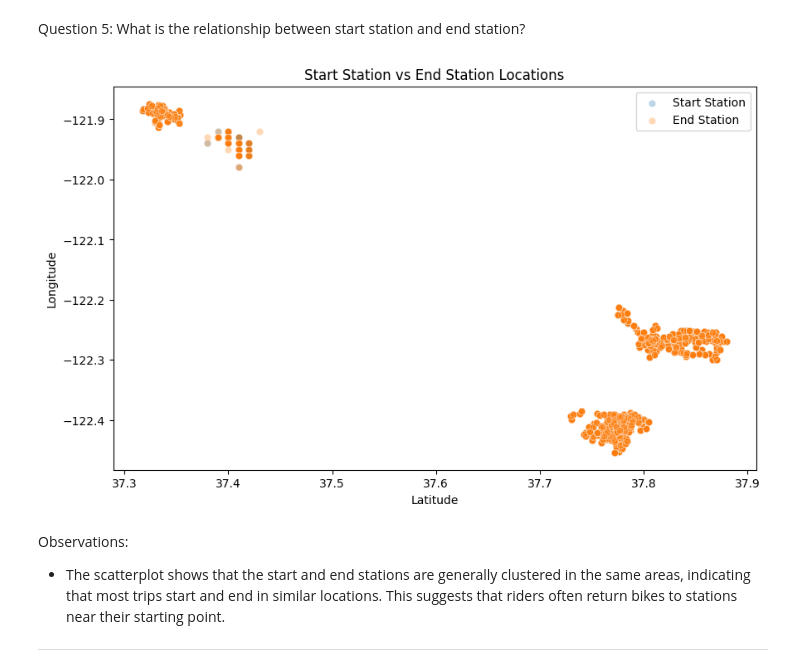
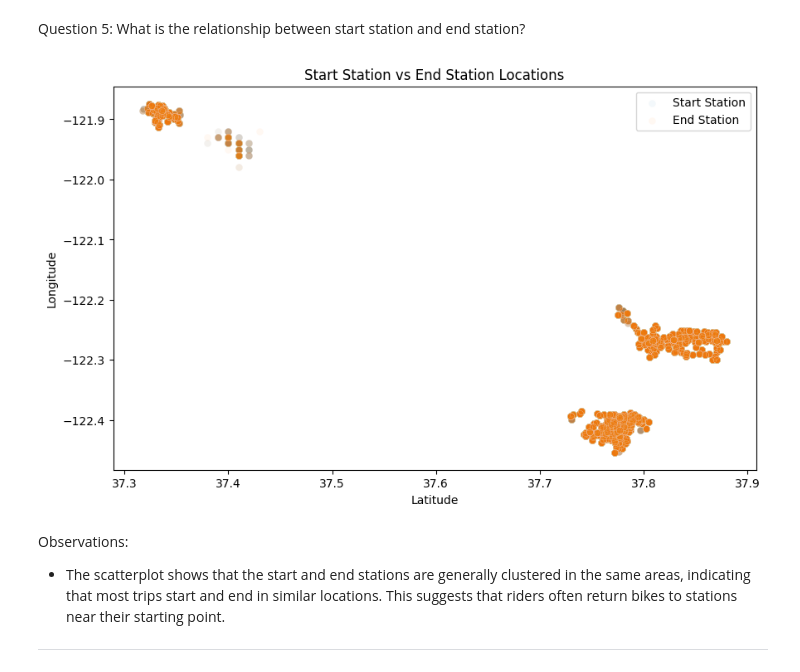
Before and after one commit to JonathanPrentice/Udacity-Data-Analyst-Nanodegree, a Jupyter notebook: Project 3 - Communicate Data Findings/notebooks/Part_I_Exploration.ipynb, the cells around one changed output. Drawn from its saved outputs; the diff is of its cells as text; code cells hidden in the pictures.

```diff
--- a/Project 3 - Communicate Data Findings/notebooks/Part_I_Exploration.ipynb
+++ b/Project 3 - Communicate Data Findings/notebooks/Part_I_Exploration.ipynb
@@ -298,15 +298,15 @@ Question 5: What is the relationship between start station and end station?
 # %%
 # Plot the relationship between start station and end station
 plt.figure(figsize=(10, 6))
-sns.scatterplot(data=df, x='start_station_latitude', y='start_station_longitude', alpha=0.3, label='Start Station')
-sns.scatterplot(data=df, x='end_station_latitude', y='end_station_longitude', alpha=0.3, label='End Station')
+sns.scatterplot(data=df, x='start_station_latitude', y='start_station_longitude', alpha=0.05, label='Start Station')
+sns.scatterplot(data=df, x='end_station_latitude', y='end_station_longitude', alpha=0.05, label='End Station')
 plt.title('Start Station vs End Station Locations')
 plt.xlabel('Latitude')
 plt.ylabel('Longitude')
 plt.legend()
 plt.show()
 # %% [output]
-[figure, old version]
+[figure, new version]
 # %% [markdown]
 Observations:
 - The scatterplot shows that the start and end stations are generally clustered in the same areas, indicating that most trips start and end in similar locations. This suggests that riders often return bikes to stations near their starting point.
```
